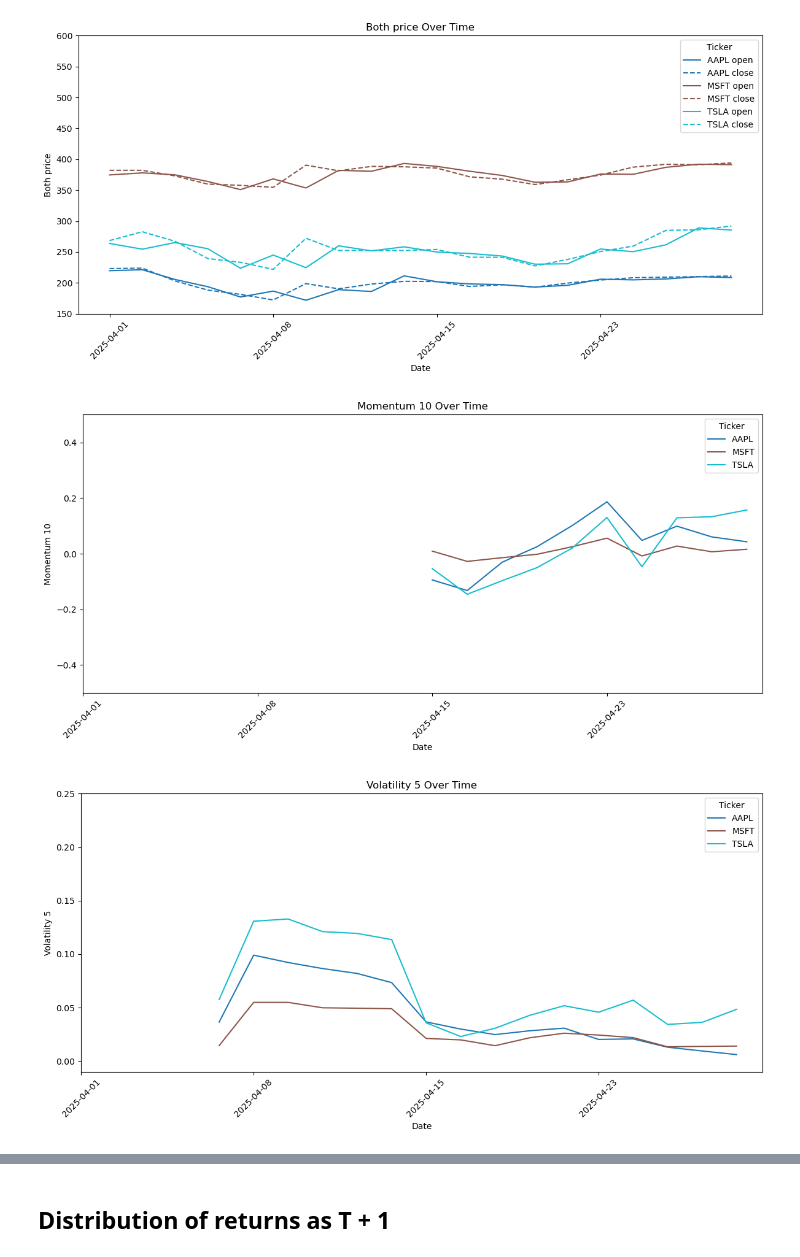
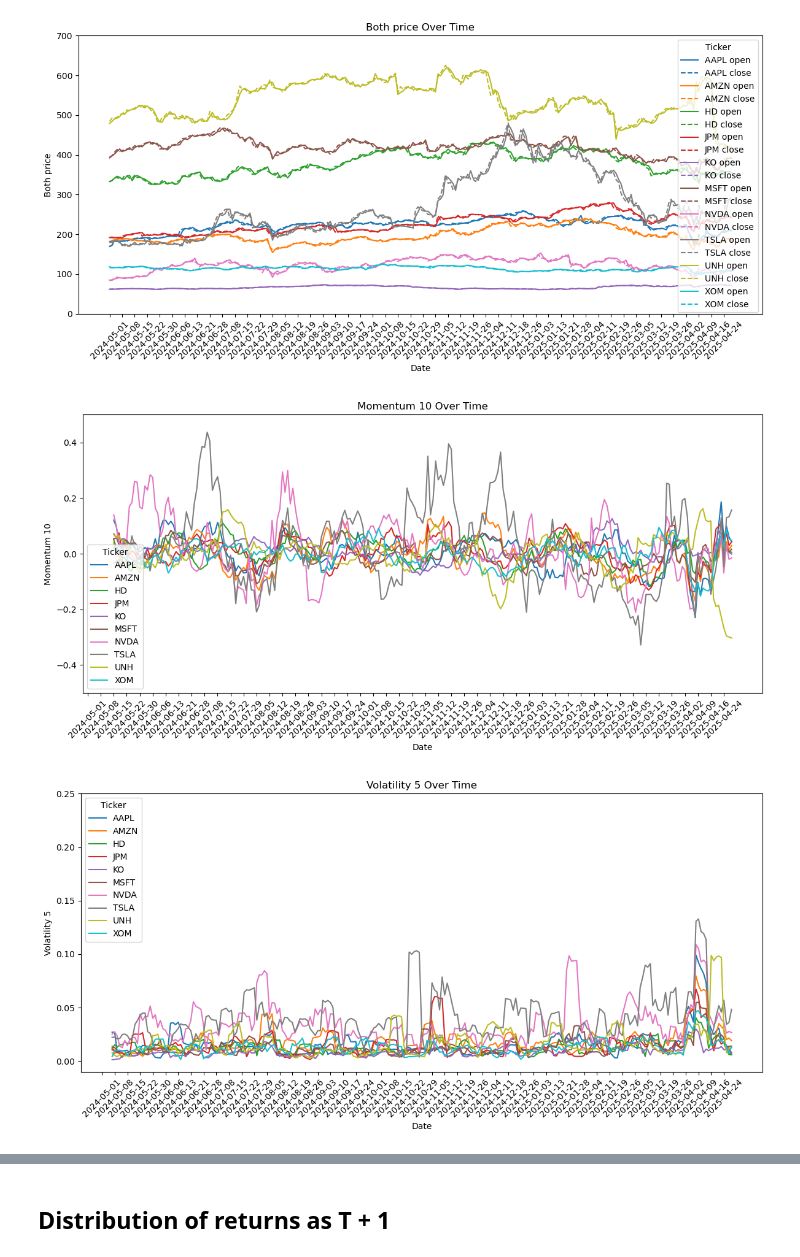
Before and after one commit to asacco-97/multimodal-stock-ranking, a Jupyter notebook: notebooks/eda.ipynb, the cells around one changed output, grey strips where cells are left out. Saved outputs shown, nothing was run; the diff lists cells and outputs as text; code cells hidden in the pictures.

```diff
--- a/notebooks/eda.ipynb
+++ b/notebooks/eda.ipynb
@@ -8,7 +8,7 @@ import matplotlib.gridspec as gridspec
 import seaborn as sns
 from sklearn.decomposition import PCA
 # %%
-df = pd.read_parquet("../data/processed/daily_with_embeddings_trading_metrics.parquet")
+df = pd.read_parquet("../data/processed/daily_with_indicators.parquet")
 # %%
 print(df.shape)
 df.head()
@@ -86,15 +86,15 @@ def plot_stock_metrics(
     plt.tight_layout()
     plt.show()
 # %%
-plot_stock_metrics(df, "both_price", 5, 150, 600, 45)
+plot_stock_metrics(df, "both_price", 5, 0, 700, 45)
 # %% [output]
-[figure, old version]
+[figure, new version]
 # %%
 plot_stock_metrics(df, "momentum_10", 5, -0.50, 0.50, 45)
 # %% [output]
-[figure, old version]
+[figure, new version]
 # %%
 plot_stock_metrics(df, "volatility_5", 5, -0.01, 0.25, 45)
 # %% [output]
-[figure, old version]
+[figure, new version]
 # %%
```
Also changed, not shown: parts of 7 cells of this notebook, 2 other files.
